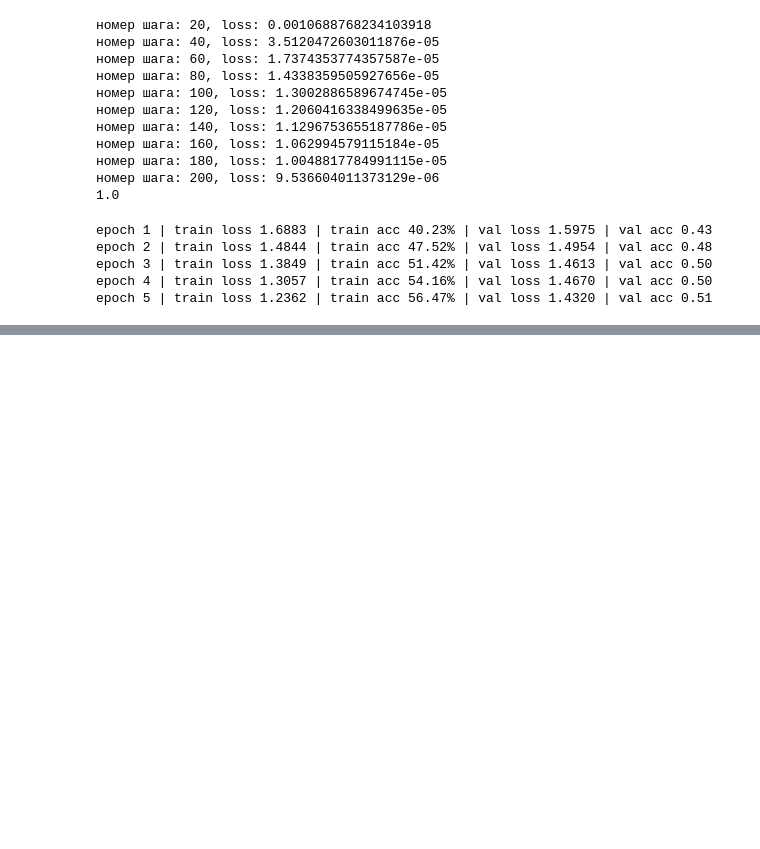
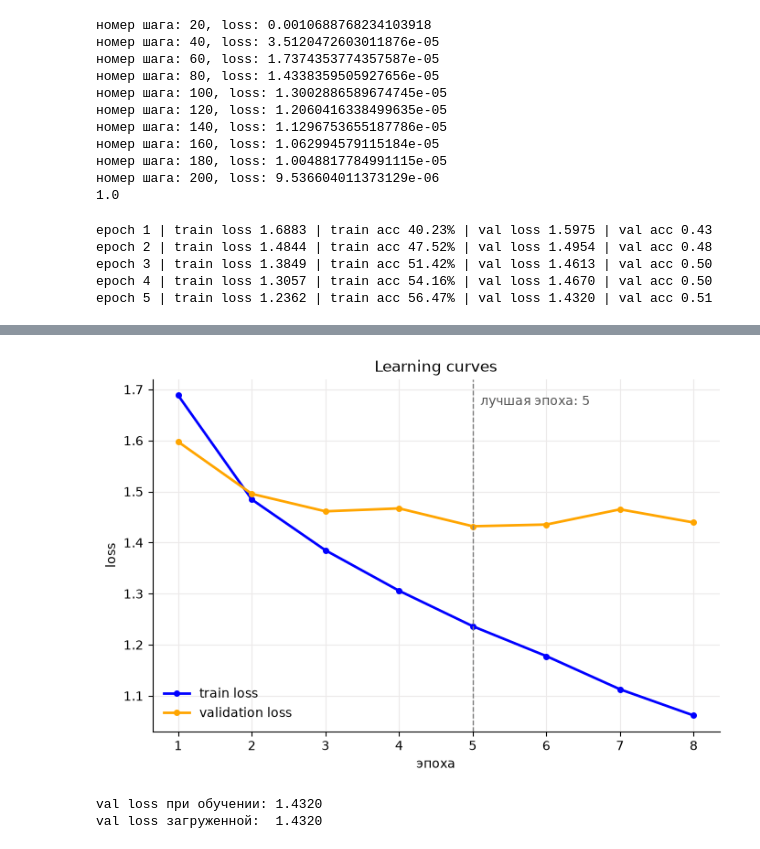
Before and after one commit to SYaroslav0/cifar10-classifier, a Jupyter notebook: cifar10.ipynb, the cells around one changed output, grey strips where cells are left out. Saved outputs shown, nothing was run; the diff lists cells and outputs as text; code cells hidden in the pictures; blank space fills up the shorter version.

Commit message:
added early stopping and saving of the best model

```diff
--- a/cifar10.ipynb
+++ b/cifar10.ipynb
@@ -205,0 +258,32 @@ epoch 5 | train loss 1.2362 | train acc 56.47% | val loss 1.4320 | val acc 0.51
+# %%
+def plot_curves(train_losses, val_losses, best_epoch=None):
+    epochs = range(1, len(train_losses) + 1)
+    fig, ax = plt.subplots(figsize=(8, 5))
+    ax.plot(epochs, train_losses, color='blue', linewidth=2, marker='o', markersize=4, label='train loss')
+    ax.plot(epochs, val_losses, color='orange', linewidth=2, marker='o', markersize=4, label='validation loss')
+    if best_epoch:
+        ax.axvline(best_epoch, color='gray', linestyle='--', linewidth=1)
+        ax.annotate(f'лучшая эпоха: {best_epoch}', xy=(best_epoch, max(train_losses + val_losses)),
+                    xytext=(6, 0), textcoords='offset points', color='#555555', va='top')
+    ax.set_xlabel('эпоха')
+    ax.set_ylabel('loss')
+    ax.set_title('Learning curves')
+    ax.grid(True, color="#eceaea", linewidth=0.8)
+    ax.spines[['top', 'right']].set_visible(False)
+    ax.legend(frameon=False)
+    plt.show()
+# %%
+plot_curves(train_losses=train_losses, val_losses=val_losses, best_epoch=best_epoch)
+# %% [output]
+[figure, added]
+# %%
+final_model = NeuralNetwork().to(device)
+best_weights = torch.load(best_model_path, weights_only=True)
+final_model.load_state_dict(best_weights)
+final_val_loss, final_val_acc = evaluate(valid_dataloader, final_model, loss_fn, device)
+
+print(f'val loss при обучении: {best_val_loss:.4f}')
+print(f'val loss загруженной:  {final_val_loss:.4f}')
+# %% [output]
+val loss при обучении: 1.4320
+val loss загруженной:  1.4320
```
Also changed, not shown: parts of 5 cells of this notebook.
